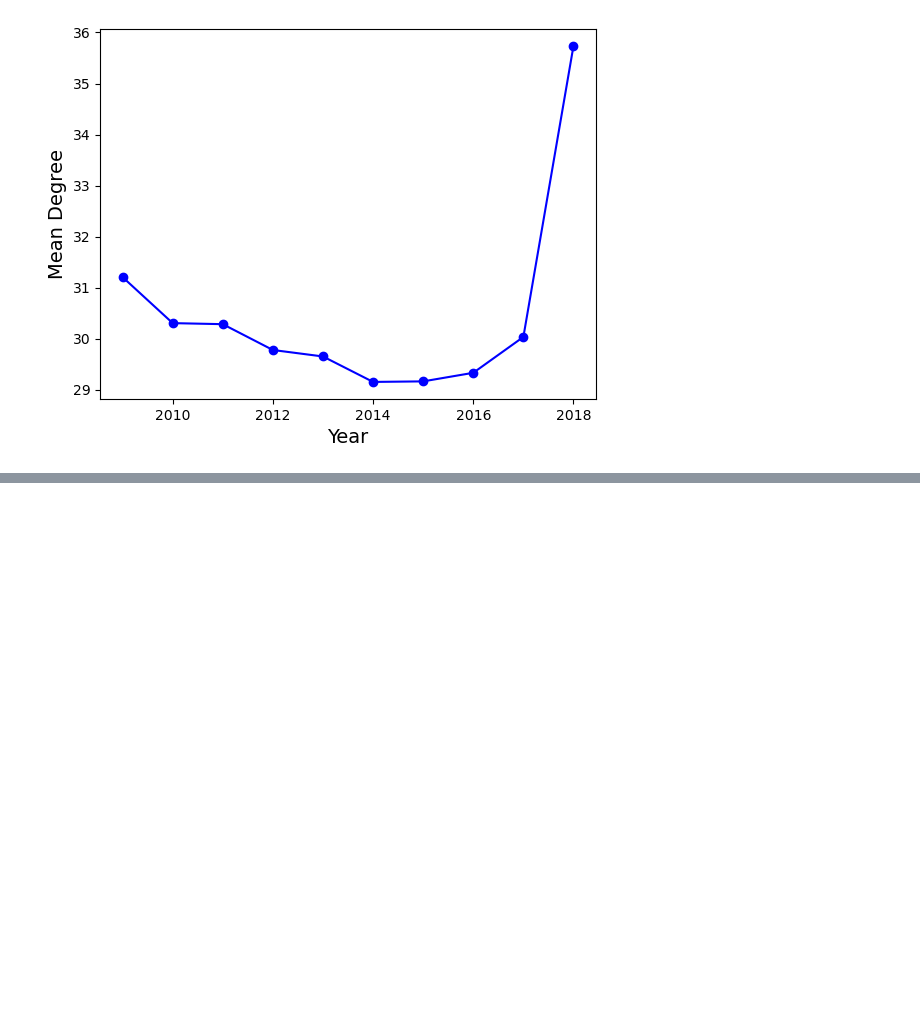
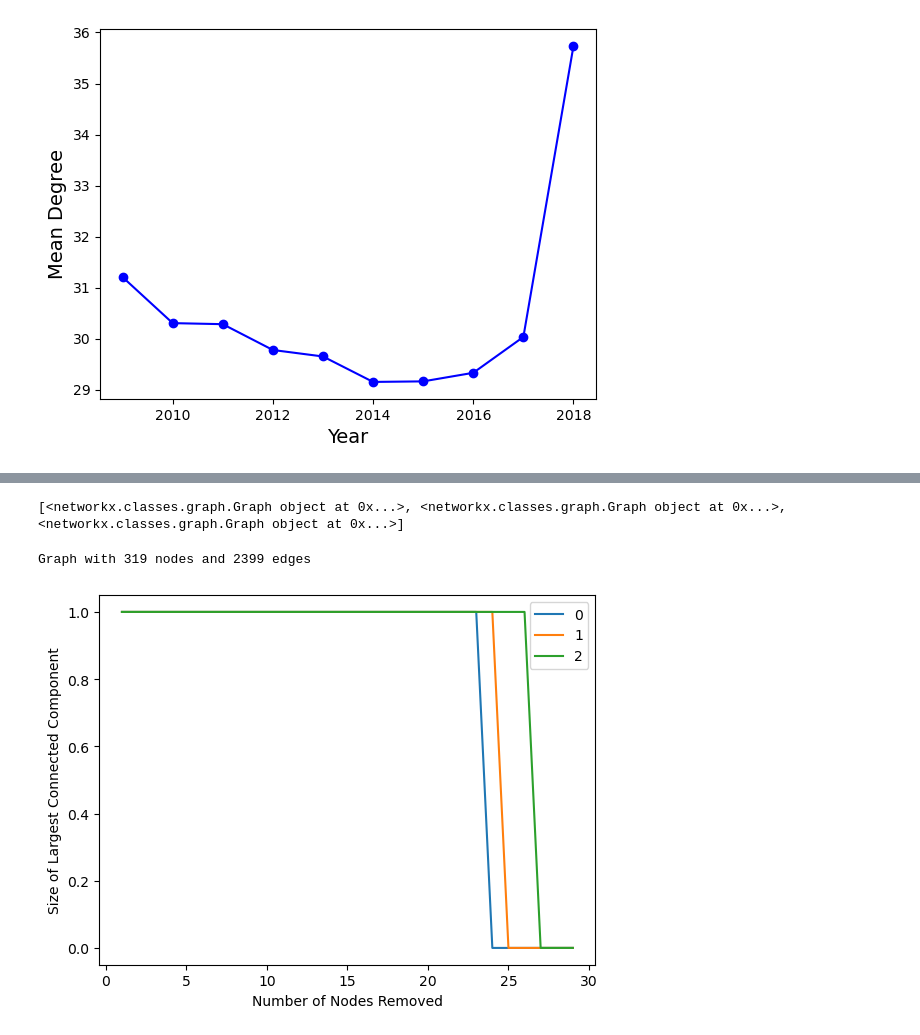
Before and after one commit to cheungbrenden/math168project, a Jupyter notebook: brenden_graphs.ipynb, the cells around one changed output, grey strips where cells are left out. Drawn from its saved outputs; the diff is of its cells as text; code cells hidden in the pictures; blank space fills up the shorter version.

```diff
--- a/brenden_graphs.ipynb
+++ b/brenden_graphs.ipynb
@@ -196,0 +295,45 @@ plt.savefig(f"./images/betweenness_centrality_unweighted.jpg", format="jpg", bbo
+# %%
+print(G_list)
+# %% [output]
+[<networkx.classes.graph.Graph object at 0x...>, <networkx.classes.graph.Graph object at 0x...>, <networkx.classes.graph.Graph object at 0x...>]
+# %%
+print(G_list[1])
+# %% [output]
+Graph with 319 nodes and 2399 edges
+# %%
+import networkx as nx
+from networkx.algorithms import betweenness_centrality, connected_components
+import matplotlib.pyplot as plt
+
+def plot_largest_connected_components_reverse(G, nodes_removed=10, random=False):
+    largest_components = []
+    actuallyG_copy = [i.copy() for i in G]
+    for G_copy in actuallyG_copy:
+        num_nodes = G_copy.number_of_nodes()
+        current_largest_components = []
+        for x in range(1, nodes_removed):
+            betweenness = nx.betweenness_centrality(G_copy)
+            nodes_sorted_by_betweenness = sorted(betweenness, key=betweenness.get, reverse=False)
+            nodes_to_remove = nodes_sorted_by_betweenness[:x]
+            G_copy.remove_nodes_from(nodes_to_remove)
+            connected_components = list(nx.connected_components(G_copy))
+            if connected_components:
+                largest_component = max(connected_components, key=len)
+                current_largest_components.append(len(largest_component)/G_copy.number_of_nodes())
+            else:
+                current_largest_components.append(0)
+        largest_components.append(current_largest_components)
+
+    # plot the size of the largest connected component at each step for each graph
+    for idx, largest_component in enumerate(largest_components):
+        plt.plot(range(1, nodes_removed), largest_component, label=idx)
+
+
+    plt.xlabel("Number of Nodes Removed")
+    plt.ylabel("Size of Largest Connected Component")
+    plt.legend()
+    plt.show()
+# %%
+plot_largest_connected_components_reverse(G_list, 30)
+# %% [output]
+[figure, added]
```
Also changed, not shown: parts of 25 cells of this notebook.
